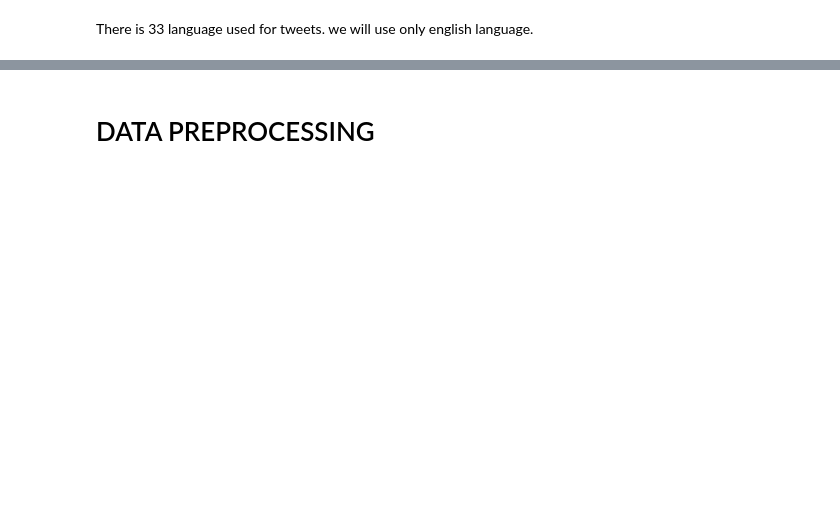
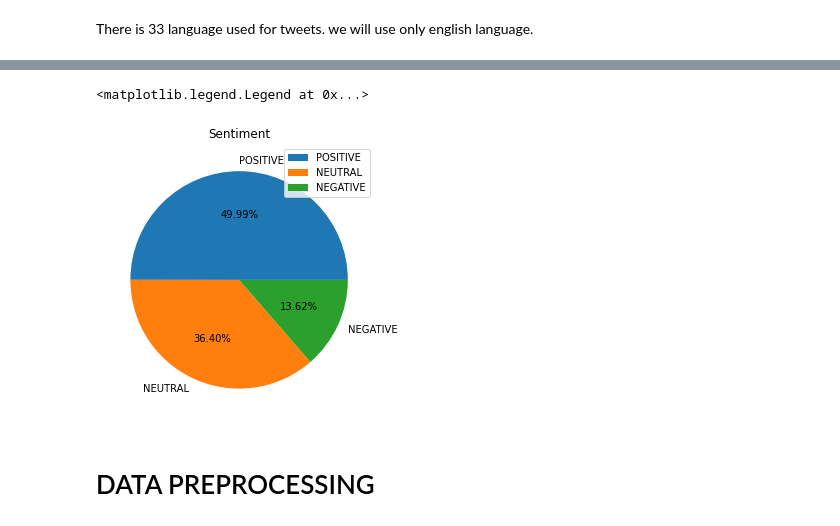
Before and after one commit to krisbianprabowo/bitcoin_price_prediction, a Jupyter notebook: final_projects_nlp_v1.ipynb, the cells around one changed output, grey strips where cells are left out. Saved outputs shown, nothing was run; the diff lists cells and outputs as text; code cells hidden in the pictures; blank space fills up the shorter version.

```diff
--- a/final_projects_nlp_v1.ipynb
+++ b/final_projects_nlp_v1.ipynb
@@ -371,2 +453,10 @@ wc(data['text'])
+# %%
+fig,ax = plt.subplots(figsize=(10,5))
+plt.pie(data.sentiment_vader.value_counts(),labels=data.sentiment_vader.unique(), autopct='%.2f%%')
+ax.set_title('Sentiment')
+plt.legend()
+# %% [output]
+<matplotlib.legend.Legend at 0x...>
+[figure, added]
 # %% [markdown]
 # DATA PREPROCESSING
```
Also changed, not shown: parts of 52 cells of this notebook.
